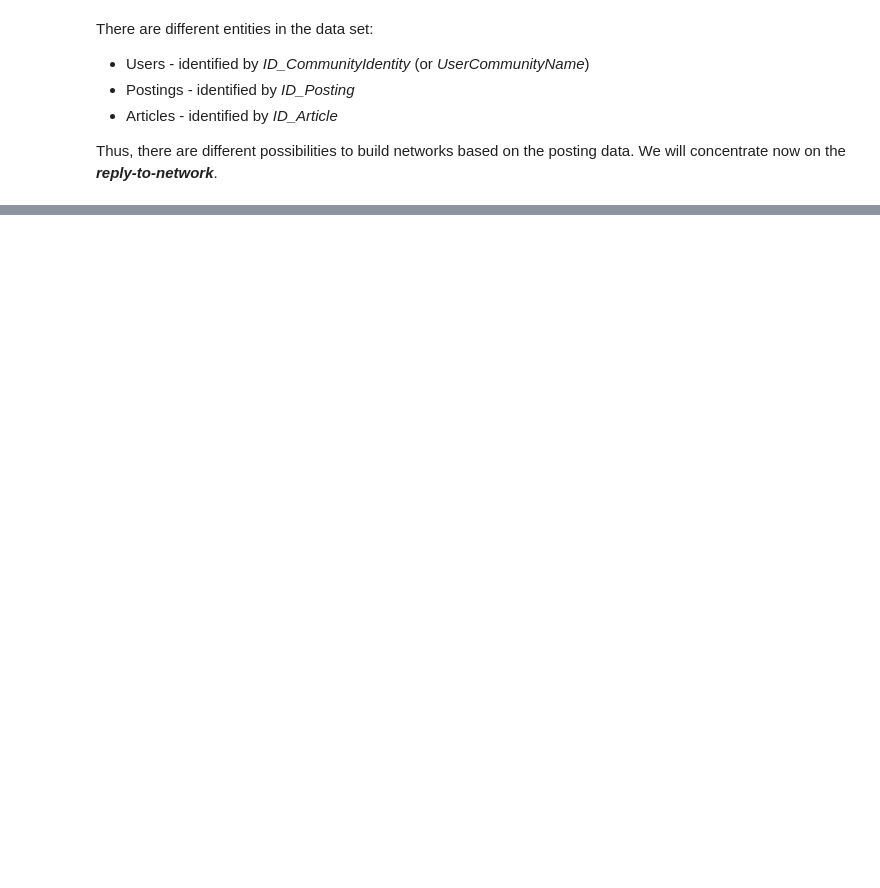
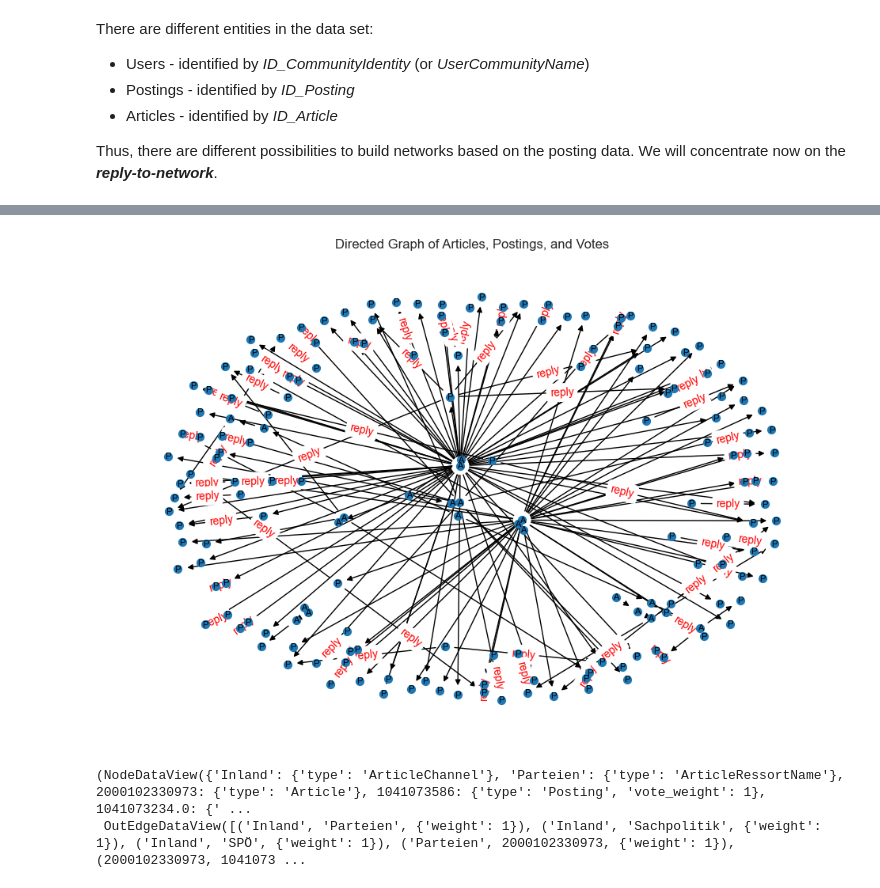
Before and after one commit to PropovedNik007/SNA-Equivalence-Based-Role-Mining, a Jupyter notebook: role_mining.ipynb, the cells around one changed output, grey strips where cells are left out. Saved outputs shown, nothing was run; the diff lists cells and outputs as text; code cells hidden in the pictures; blank space fills up the shorter version.

```diff
--- a/role_mining.ipynb
+++ b/role_mining.ipynb
@@ -38,0 +146,62 @@ votes['UserGender'].value_counts()
+# %%
+# data = merged_data[merged_data['ID_Article'] == 2000102330973]
+data = merged_data[:1000]
+
+# Preparing data for graph construction
+# Extracting the necessary columns
+graph_data = data[['ArticleChannel', 'ArticleRessortName', 'ID_Article', 'ID_Posting', 'ID_Posting_Parent', 'VotePositive', 'VoteNegative']]
+
+
+# Creating a directed graph to show the direction of replies and articles
+G_directed = nx.DiGraph()
+
+# Adding nodes and directed edges
+for _, row in graph_data.iterrows():
+    # Add nodes for ArticleChannel, ArticleRessortName, Article, Posting, and Parent Posting (if exists)
+    G_directed.add_node(row['ArticleChannel'], type='ArticleChannel')
+    G_directed.add_node(row['ArticleRessortName'], type='ArticleRessortName')
+    G_directed.add_node(row['ID_Article'], type='Article')
+    G_directed.add_node(row['ID_Posting'], type='Posting')
+    if not pd.isna(row['ID_Posting_Parent']):
+        G_directed.add_node(row['ID_Posting_Parent'], type='Parent Posting')
+
+    # Add directed edges
+    G_directed.add_edge(row['ArticleChannel'], row['ArticleRessortName'], weight=1)
+    G_directed.add_edge(row['ArticleRessortName'], row['ID_Article'], weight=1)
+    G_directed.add_edge(row['ID_Article'], row['ID_Posting'], weight=1)
+    if not pd.isna(row['ID_Posting_Parent']):
+        G_directed.add_edge(row['ID_Posting_Parent'], row['ID_Posting'], weight=1, label='reply')
+
+# Adding weights for votes to the Posting nodes
+for node in G_directed.nodes(data=True):
+    if node[1]['type'] == 'Posting':
+        posting_row = graph_data[graph_data['ID_Posting'] == node[0]].iloc[0]
+        vote_weight = posting_row['VotePositive'] - posting_row['VoteNegative']
+        G_directed.nodes[node[0]]['vote_weight'] = vote_weight
+
+# Visualizing the directed graph
+plt.figure(figsize=(12, 8))
+pos = nx.spring_layout(G_directed)  # positions for all nodes
+
+# Draw nodes and directed edges
+nx.draw_networkx_nodes(G_directed, pos, node_size=50)
+nx.draw_networkx_edges(G_directed, pos, width=1, arrows=True)
+
+# Draw node labels
+node_labels = {node[0]: node[1]['type'][0] for node in G_directed.nodes(data=True)}  # Just first letter of type for simplicity
+nx.draw_networkx_labels(G_directed, pos, labels=node_labels, font_size=8)
+
+# Draw edge labels for replies
+edge_labels = nx.get_edge_attributes(G_directed, 'label')
+nx.draw_networkx_edge_labels(G_directed, pos, edge_labels=edge_labels, font_color='red')
+
+plt.title('Directed Graph of Articles, Postings, and Votes')
+plt.axis('off')
+plt.show()
+
+# Displaying the graph structure
+G_directed.nodes(data=True), G_directed.edges(data=True)
+# %% [output]
+[figure, added]
+(NodeDataView({'Inland': {'type': 'ArticleChannel'}, 'Parteien': {'type': 'ArticleRessortName'}, 2000102330973: {'type': 'Article'}, 1041073586: {'type': 'Posting', 'vote_weight': 1}, 1041073234.0: {' ...
+ OutEdgeDataView([('Inland', 'Parteien', {'weight': 1}), ('Inland', 'Sachpolitik', {'weight': 1}), ('Inland', 'SPÖ', {'weight': 1}), ('Parteien', 2000102330973, {'weight': 1}), (2000102330973, 1041073 ...
```
Also changed, not shown: parts of 8 cells of this notebook.
